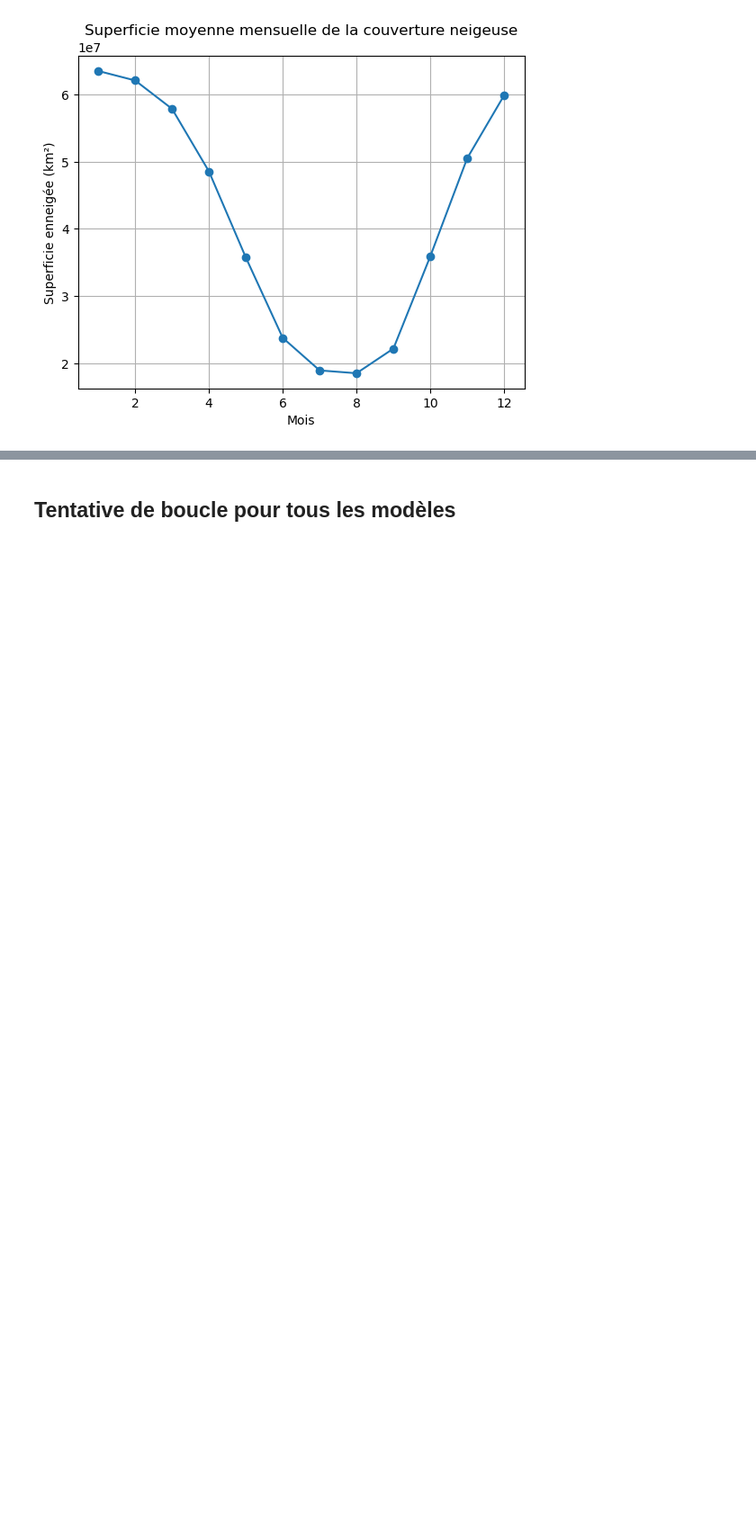
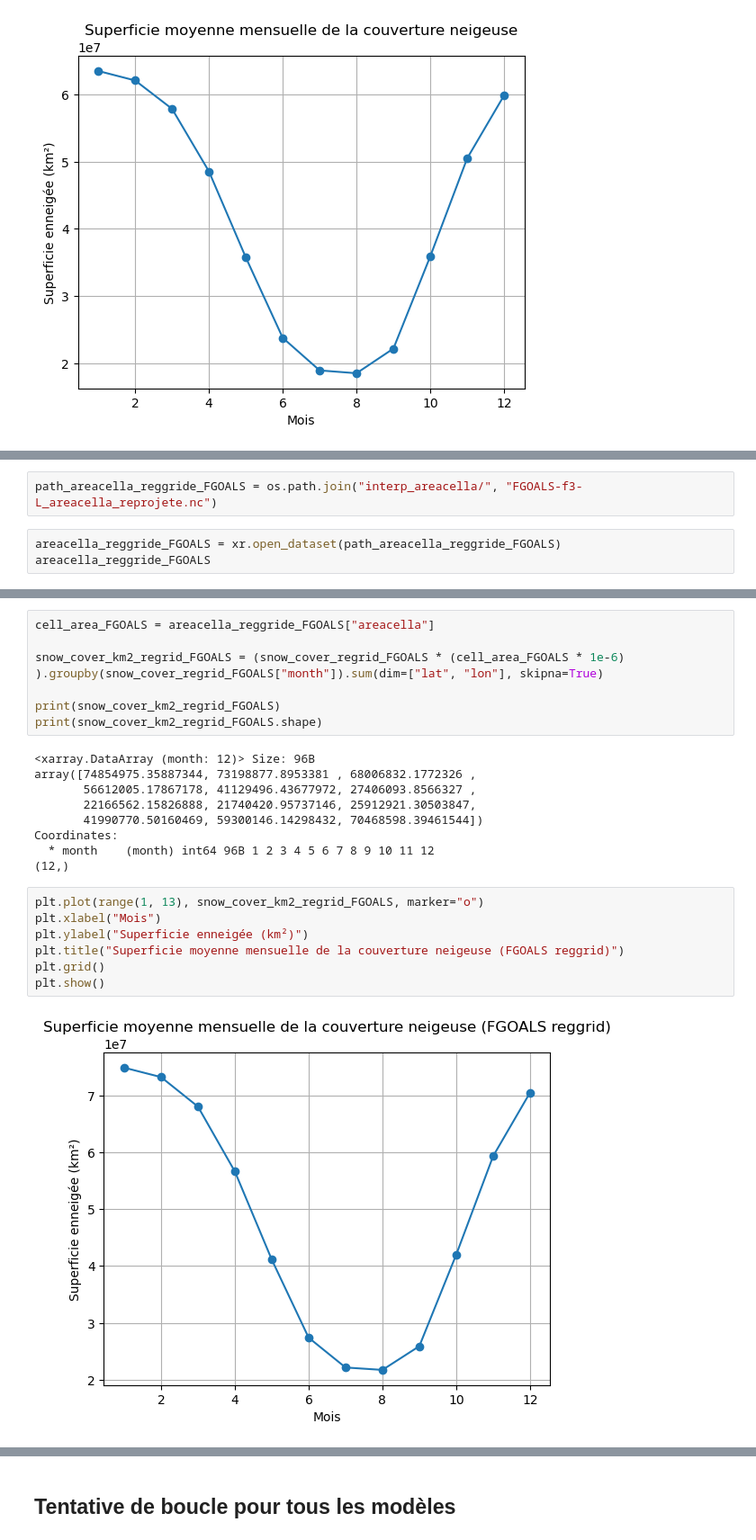
Before and after one commit to IGE-OpenReproLab2025/M2_Snow_project, a Jupyter notebook: notebooks/Comparison_bt_initial_and_regridded_historical_files_180325.ipynb, the cells around one changed output, grey strips where cells are left out. Shown at 90% size. Saved outputs shown, nothing was run; the diff lists cells and outputs as text; blank space fills up the shorter version.

```diff
--- a/notebooks/Comparison_bt_initial_and_regridded_historical_files_180325.ipynb
+++ b/notebooks/Comparison_bt_initial_and_regridded_historical_files_180325.ipynb
@@ -352,0 +403,5 @@ plt.show()
+# %%
+path_areacella_reggride_FGOALS = os.path.join("interp_areacella/", "FGOALS-f3-L_areacella_reprojete.nc")
+# %%
+areacella_reggride_FGOALS = xr.open_dataset(path_areacella_reggride_FGOALS)
+areacella_reggride_FGOALS
@@ -352,0 +418,25 @@ plt.show()
+# %%
+cell_area_FGOALS = areacella_reggride_FGOALS["areacella"]
+
+snow_cover_km2_regrid_FGOALS = (snow_cover_regrid_FGOALS * (cell_area_FGOALS * 1e-6) ).groupby(snow_cover_regrid_FGOALS["month"]).sum(dim=["lat", "lon"], skipna=True)
+
+print(snow_cover_km2_regrid_FGOALS)
+print(snow_cover_km2_regrid_FGOALS.shape)
+# %% [output]
+<xarray.DataArray (month: 12)> Size: 96B
+array([74854975.35887344, 73198877.8953381 , 68006832.1772326 ,
+       56612005.17867178, 41129496.43677972, 27406093.8566327 ,
+       22166562.15826888, 21740420.95737146, 25912921.30503847,
+       41990770.50160469, 59300146.14298432, 70468598.39461544])
+Coordinates:
+  * month    (month) int64 96B 1 2 3 4 5 6 7 8 9 10 11 12
+(12,)
+# %%
+plt.plot(range(1, 13), snow_cover_km2_regrid_FGOALS, marker="o")
+plt.xlabel("Mois")
+plt.ylabel("Superficie enneigée (km²)")
+plt.title("Superficie moyenne mensuelle de la couverture neigeuse (FGOALS reggrid)")
+plt.grid()
+plt.show()
+# %% [output]
+[figure, added]
```
Also changed, not shown: parts of 45 cells of this notebook, 8 other files.
